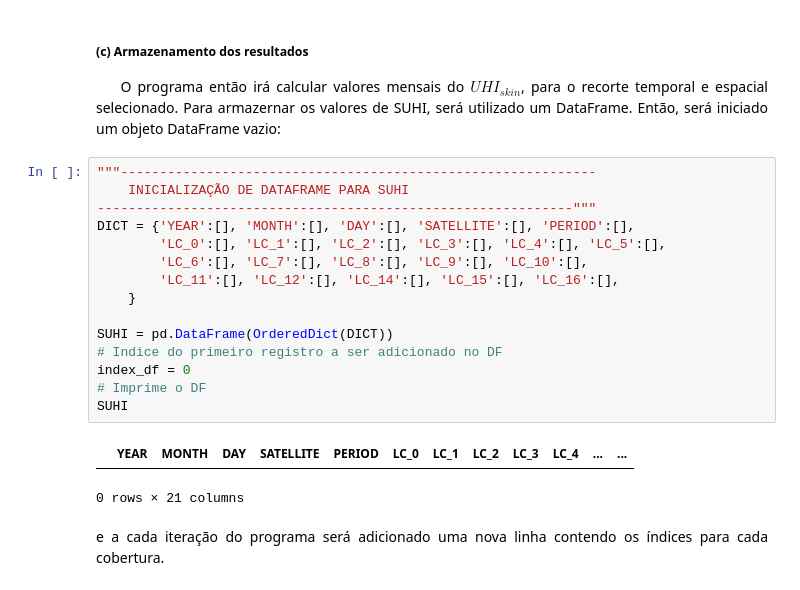
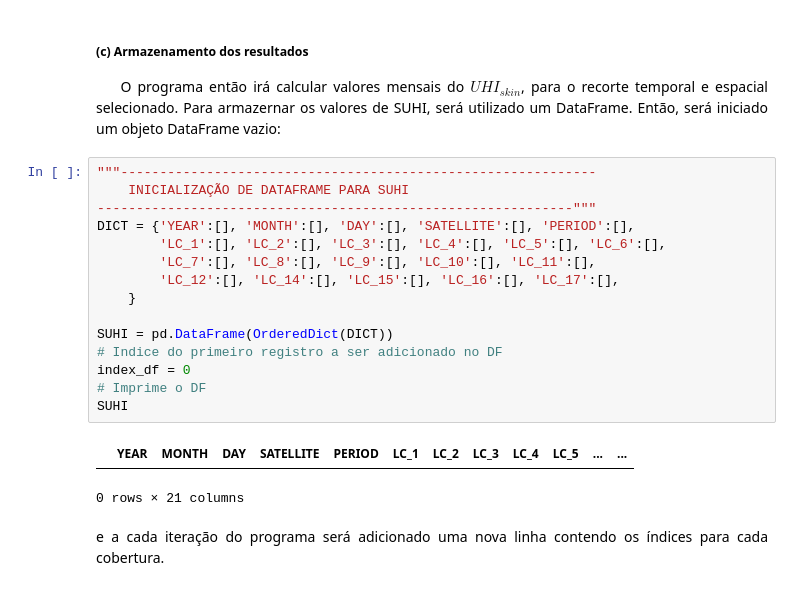
Before and after one commit to ocn-rviana/suhi-ser347, a Jupyter notebook: artigo.ipynb, the cells around one changed output. Saved outputs shown, nothing was run; the diff lists cells and outputs as text.

```diff
--- a/artigo.ipynb
+++ b/artigo.ipynb
@@ -335,20 +333,20 @@ def suhi_index(lst_array, lc_array):
 # %%
 """-------------------------------------------------------------
     INICIALIZAÇÃO DE DATAFRAME PARA SUHI
 -------------------------------------------------------------"""
 DICT = {'YEAR':[], 'MONTH':[], 'DAY':[], 'SATELLITE':[], 'PERIOD':[],
-        'LC_0':[], 'LC_1':[], 'LC_2':[], 'LC_3':[], 'LC_4':[], 'LC_5':[],
-        'LC_6':[], 'LC_7':[], 'LC_8':[], 'LC_9':[], 'LC_10':[],
-        'LC_11':[], 'LC_12':[], 'LC_14':[], 'LC_15':[], 'LC_16':[],
+        'LC_1':[], 'LC_2':[], 'LC_3':[], 'LC_4':[], 'LC_5':[], 'LC_6':[],
+        'LC_7':[], 'LC_8':[], 'LC_9':[], 'LC_10':[], 'LC_11':[],
+        'LC_12':[], 'LC_14':[], 'LC_15':[], 'LC_16':[], 'LC_17':[],
     }
 
 SUHI = pd.DataFrame(OrderedDict(DICT))
 # Indice do primeiro registro a ser adicionado no DF
 index_df = 0
 # Imprime o DF
 SUHI
 # %% [output]
-|  | YEAR | MONTH | DAY | SATELLITE | PERIOD | LC_0 | LC_1 | LC_2 | LC_3 | LC_4 | ... | ... |
+|  | YEAR | MONTH | DAY | SATELLITE | PERIOD | LC_1 | LC_2 | LC_3 | LC_4 | LC_5 | ... | ... |
 0 rows × 21 columns
 # %% [markdown]
 <p style="text-align: justify;">e a cada iteração do programa será adicionado uma nova linha contendo os índices para cada cobertura.</p>
```
Also changed, not shown: parts of 16 cells of this notebook, 1 other file.
